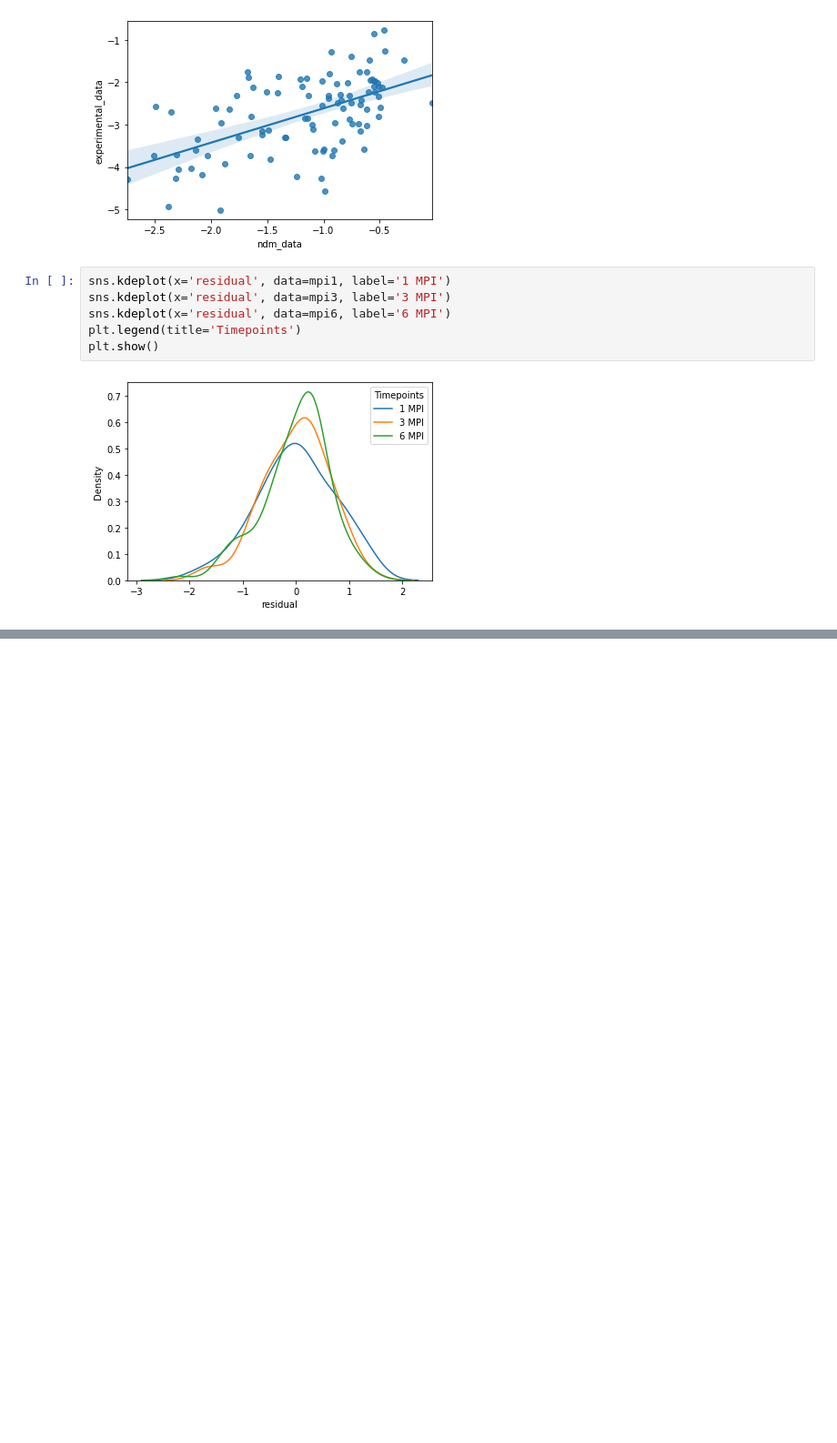
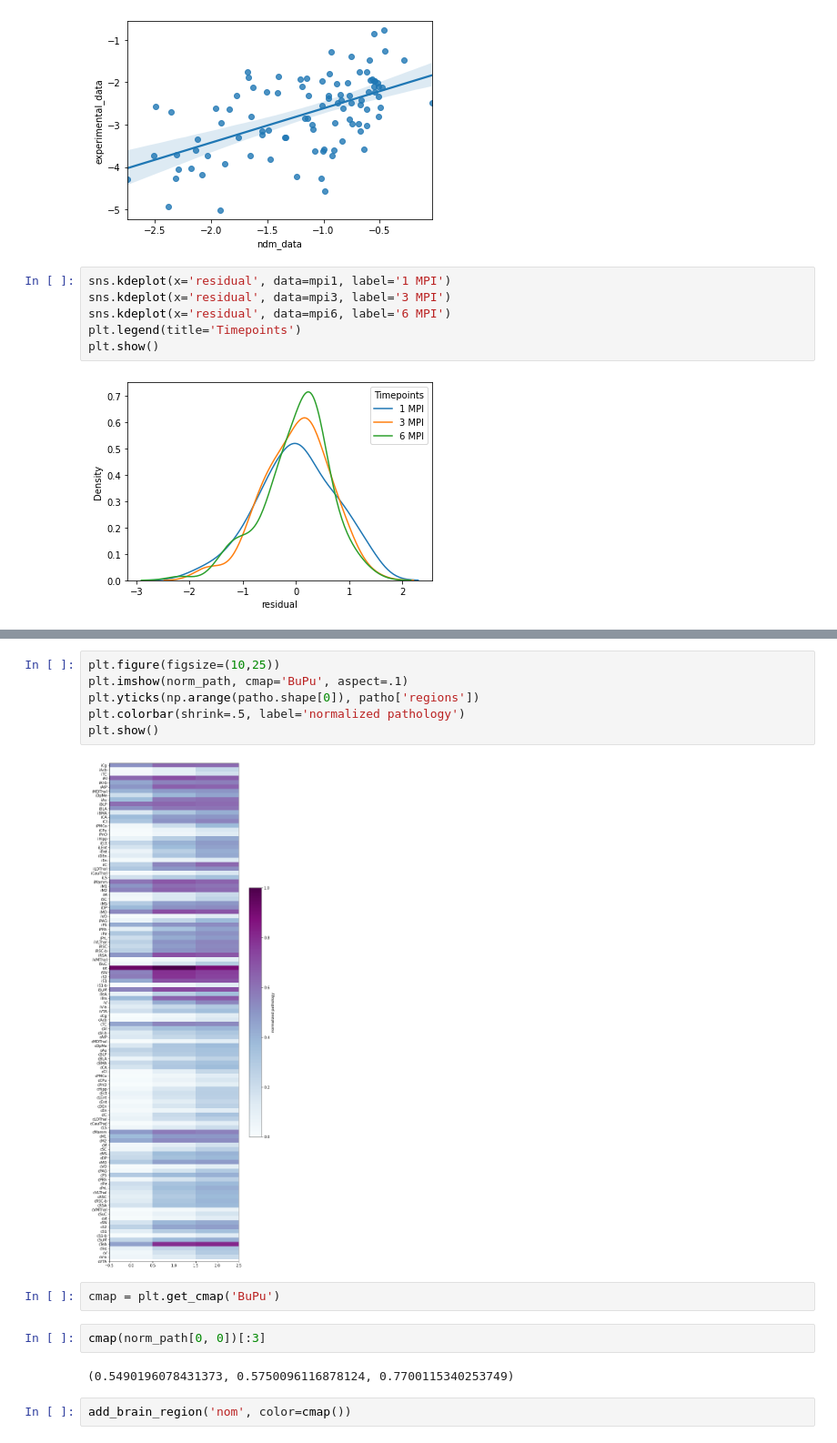
Before and after one commit to MathieuBo/PathoSpreading, a Jupyter notebook: Vulnerability_analysis.ipynb, the cells around one changed output, grey strips where cells are left out. Shown: that part at 91% size. Drawn from its saved outputs; the diff is of its cells as text; blank space fills up the shorter version.

```diff
--- a/Vulnerability_analysis.ipynb
+++ b/Vulnerability_analysis.ipynb
@@ -31,0 +74,16 @@ plt.show()
+# %%
+plt.figure(figsize=(10,25))
+plt.imshow(norm_path, cmap='BuPu', aspect=.1)
+plt.yticks(np.arange(patho.shape[0]), patho['regions'])
+plt.colorbar(shrink=.5, label='normalized pathology')
+plt.show()
+# %% [output]
+[figure, added]
+# %%
+cmap = plt.get_cmap('BuPu')
+# %%
+cmap(norm_path[0, 0])[:3]
+# %% [output]
+(0.5490196078431373, 0.5750096116878124, 0.7700115340253749)
+# %%
+add_brain_region('nom', color=cmap())
```
Also changed, not shown: parts of 8 cells of this notebook.
